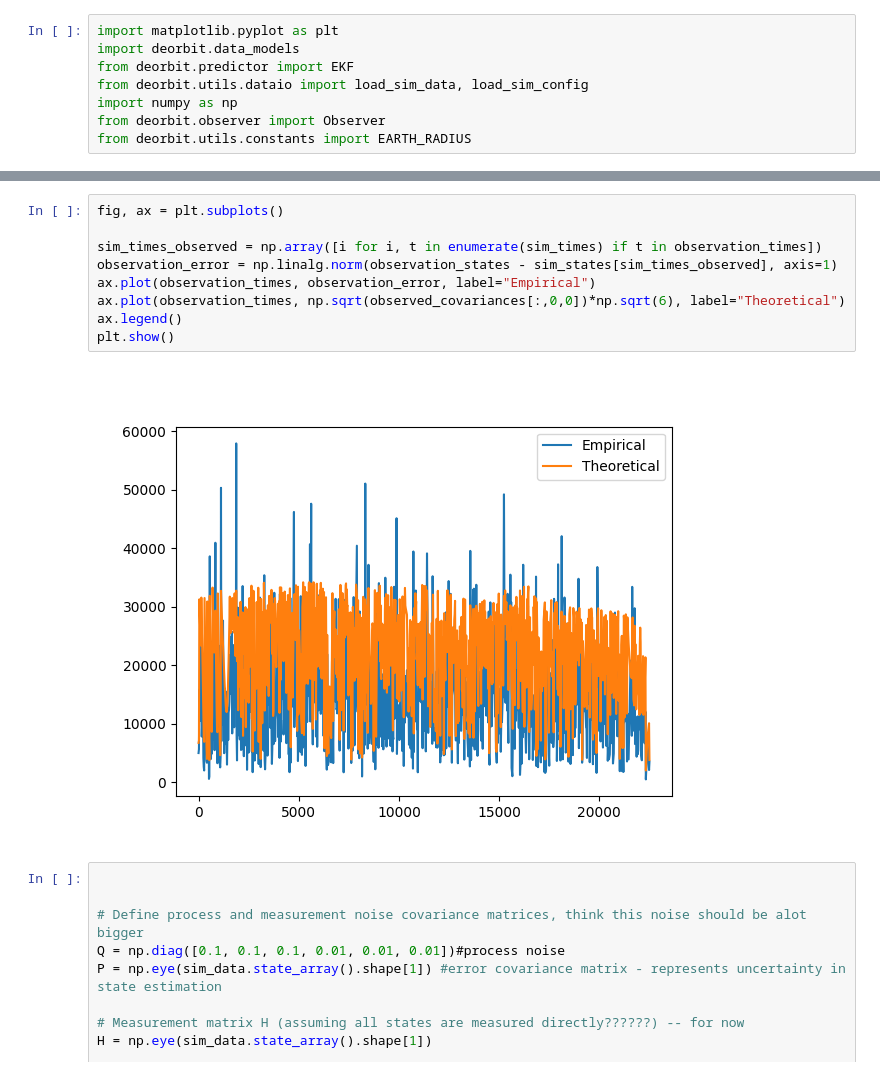
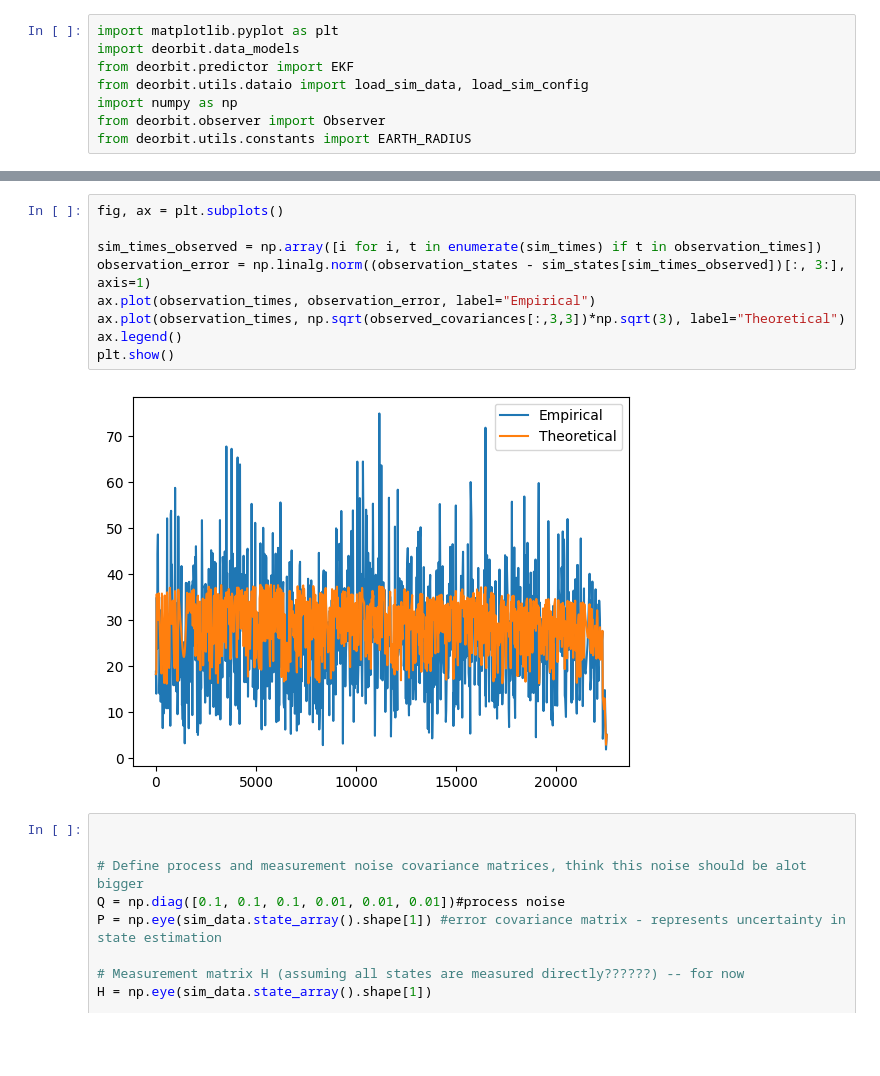
Before and after one commit to brendanbennett/deorbiter, a Jupyter notebook: examples/3D_EKF_example.ipynb, the cells around one changed output, grey strips where cells are left out. Drawn from its saved outputs; the diff is of its cells as text; blank space fills up the shorter version.

```diff
--- a/examples/3D_EKF_example.ipynb
+++ b/examples/3D_EKF_example.ipynb
@@ -51,14 +54,14 @@ obs.plot_config()
 # %%
 fig, ax = plt.subplots()
 
 sim_times_observed = np.array([i for i, t in enumerate(sim_times) if t in observation_times])
-observation_error = np.linalg.norm(observation_states - sim_states[sim_times_observed], axis=1)
+observation_error = np.linalg.norm((observation_states - sim_states[sim_times_observed])[:, 3:], axis=1)
 ax.plot(observation_times, observation_error, label="Empirical")
-ax.plot(observation_times, np.sqrt(observed_covariances[:,0,0])*np.sqrt(6), label="Theoretical")
+ax.plot(observation_times, np.sqrt(observed_covariances[:,3,3])*np.sqrt(3), label="Theoretical")
 ax.legend()
 plt.show()
 # %% [output]
-[figure, old version]
+[figure, new version]
 # %%
 
 
```
Also changed, not shown: parts of 5 cells of this notebook, 3 other files.
